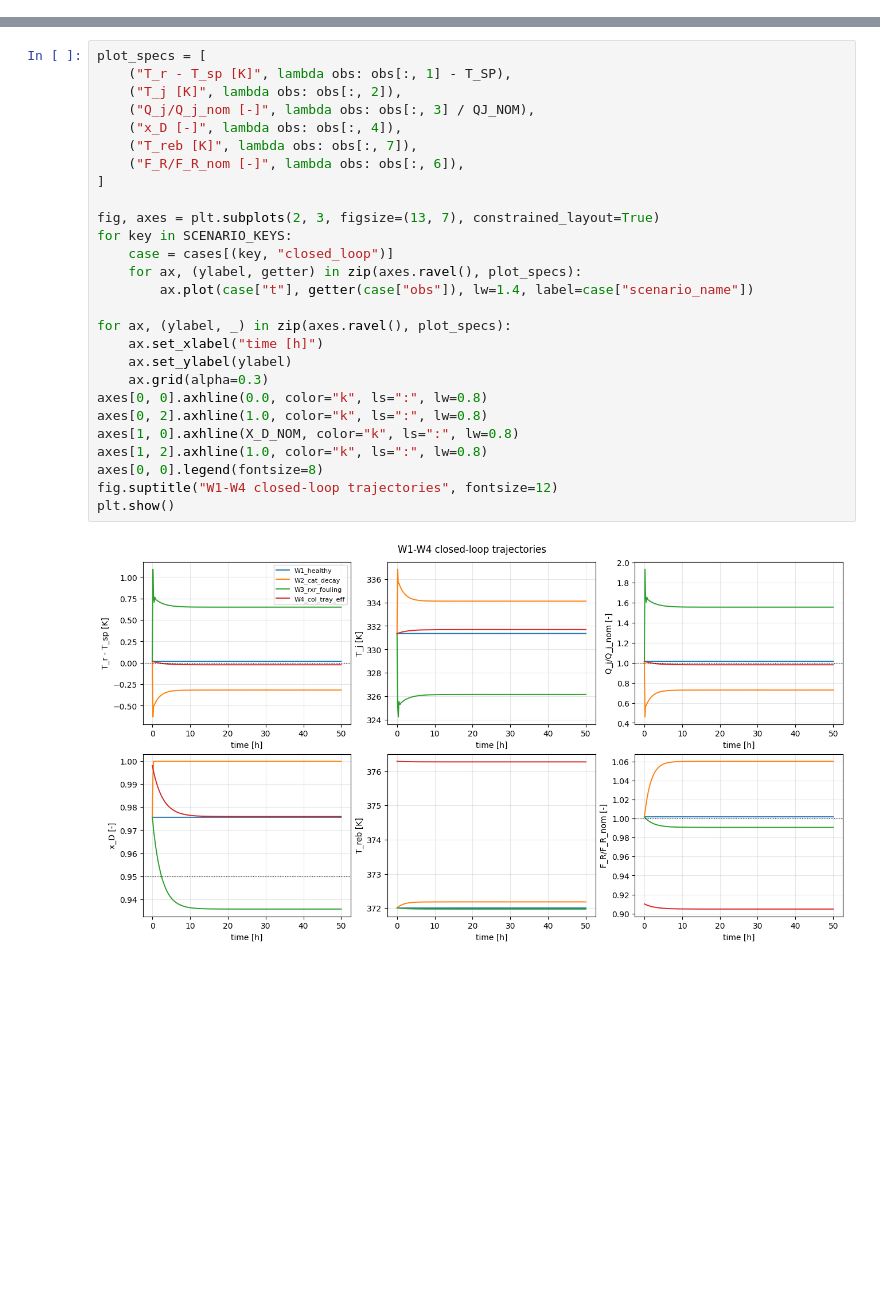
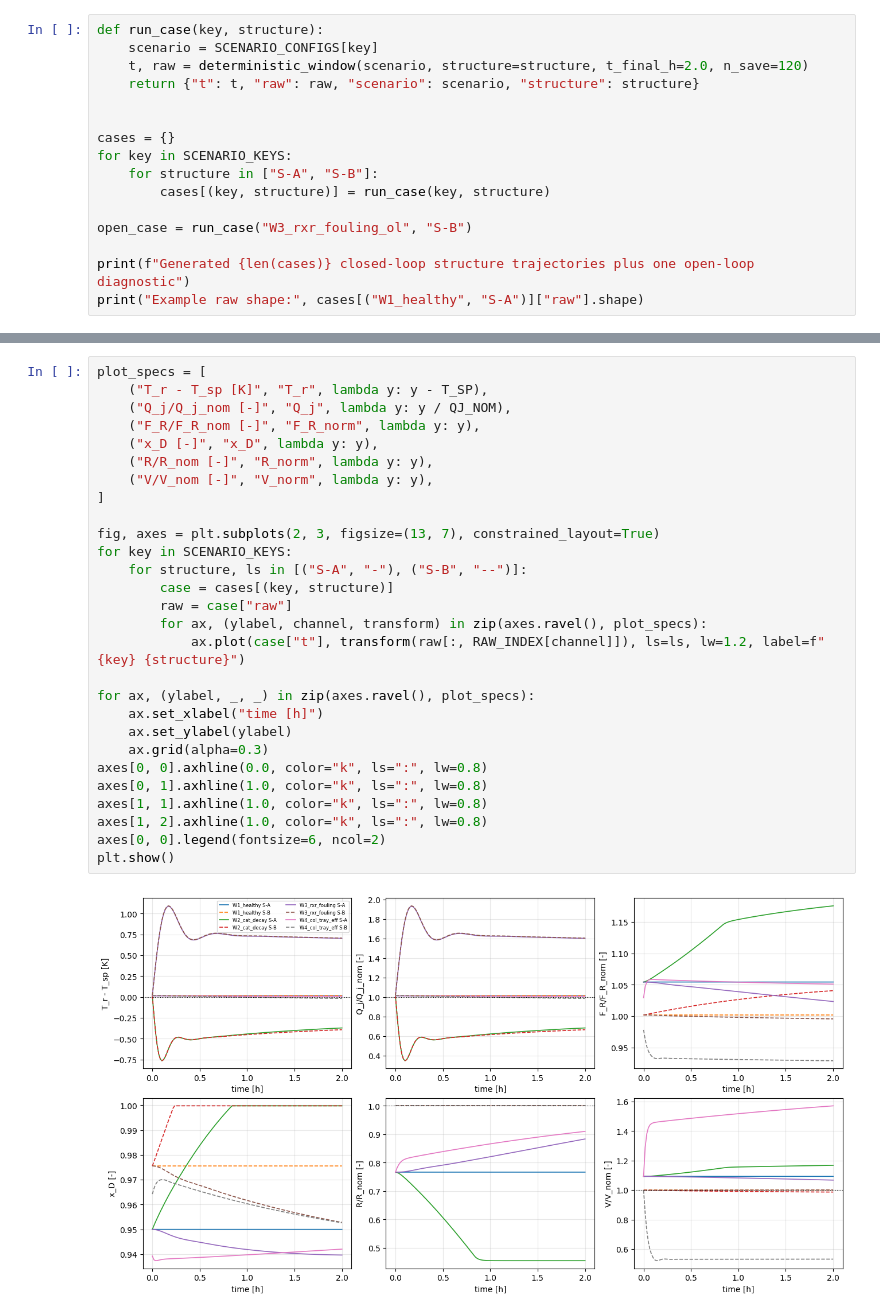
Before and after one commit to simonecasolo/cstr-model-optimisation, a Jupyter notebook: research_project/notebooks/21_wu2003_control_structures.ipynb, the cells around one changed output, grey strips where cells are left out. Saved outputs shown, nothing was run; the diff lists cells and outputs as text; blank space fills up the shorter version.

Commit message:
Add explicit Wu recycle control loops

```diff
--- a/research_project/notebooks/21_wu2003_control_structures.ipynb
+++ b/research_project/notebooks/21_wu2003_control_structures.ipynb
@@ -199,0 +70,16 @@ visible in the S-A composition channels.
+# %%
+def run_case(key, structure):
+    scenario = SCENARIO_CONFIGS[key]
+    t, raw = deterministic_window(scenario, structure=structure, t_final_h=2.0, n_save=120)
+    return {"t": t, "raw": raw, "scenario": scenario, "structure": structure}
+
+
+cases = {}
+for key in SCENARIO_KEYS:
+    for structure in ["S-A", "S-B"]:
+        cases[(key, structure)] = run_case(key, structure)
+
+open_case = run_case("W3_rxr_fouling_ol", "S-B")
+
+print(f"Generated {len(cases)} closed-loop structure trajectories plus one open-loop diagnostic")
+print("Example raw shape:", cases[("W1_healthy", "S-A")]["raw"].shape)
@@ -200,29 +120,30 @@ visible in the S-A composition channels.
 # %%
 plot_specs = [
-    ("T_r - T_sp [K]", lambda obs: obs[:, 1] - T_SP),
-    ("T_j [K]", lambda obs: obs[:, 2]),
-    ("Q_j/Q_j_nom [-]", lambda obs: obs[:, 3] / QJ_NOM),
-    ("x_D [-]", lambda obs: obs[:, 4]),
-    ("T_reb [K]", lambda obs: obs[:, 7]),
-    ("F_R/F_R_nom [-]", lambda obs: obs[:, 6]),
+    ("T_r - T_sp [K]", "T_r", lambda y: y - T_SP),
+    ("Q_j/Q_j_nom [-]", "Q_j", lambda y: y / QJ_NOM),
+    ("F_R/F_R_nom [-]", "F_R_norm", lambda y: y),
+    ("x_D [-]", "x_D", lambda y: y),
+    ("R/R_nom [-]", "R_norm", lambda y: y),
+    ("V/V_nom [-]", "V_norm", lambda y: y),
 ]
 
 fig, axes = plt.subplots(2, 3, figsize=(13, 7), constrained_layout=True)
 for key in SCENARIO_KEYS:
-    case = cases[(key, "closed_loop")]
-    for ax, (ylabel, getter) in zip(axes.ravel(), plot_specs):
-        ax.plot(case["t"], getter(case["obs"]), lw=1.4, label=case["scenario_name"])
+    for structure, ls in [("S-A", "-"), ("S-B", "--")]:
+        case = cases[(key, structure)]
+        raw = case["raw"]
+        for ax, (ylabel, channel, transform) in zip(axes.ravel(), plot_specs):
+            ax.plot(case["t"], transform(raw[:, RAW_INDEX[channel]]), ls=ls, lw=1.2, label=f"{key} {structure}")
 
-for ax, (ylabel, _) in zip(axes.ravel(), plot_specs):
+for ax, (ylabel, _, _) in zip(axes.ravel(), plot_specs):
     ax.set_xlabel("time [h]")
     ax.set_ylabel(ylabel)
     ax.grid(alpha=0.3)
 axes[0, 0].axhline(0.0, color="k", ls=":", lw=0.8)
-axes[0, 2].axhline(1.0, color="k", ls=":", lw=0.8)
-axes[1, 0].axhline(X_D_NOM, color="k", ls=":", lw=0.8)
+axes[0, 1].axhline(1.0, color="k", ls=":", lw=0.8)
+axes[1, 1].axhline(1.0, color="k", ls=":", lw=0.8)
 axes[1, 2].axhline(1.0, color="k", ls=":", lw=0.8)
-axes[0, 0].legend(fontsize=8)
-fig.suptitle("W1-W4 closed-loop trajectories", fontsize=12)
+axes[0, 0].legend(fontsize=6, ncol=2)
 plt.show()
 # %% [output]
-[figure, old version]
+[figure, new version]
```
Also changed, not shown: parts of 29 cells of this notebook, 6 other files.
